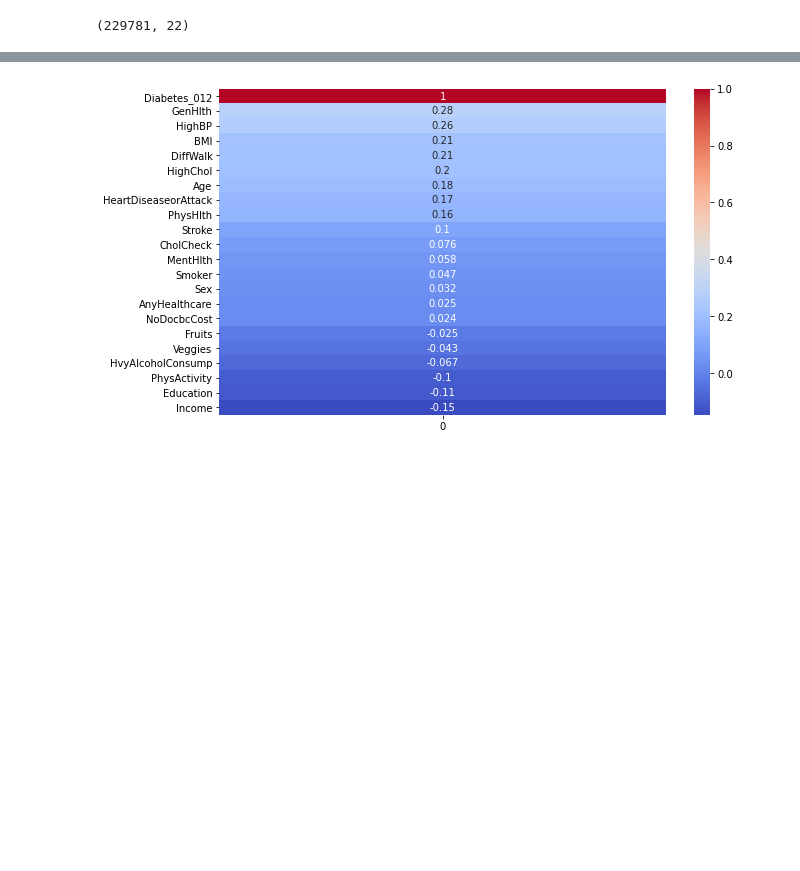
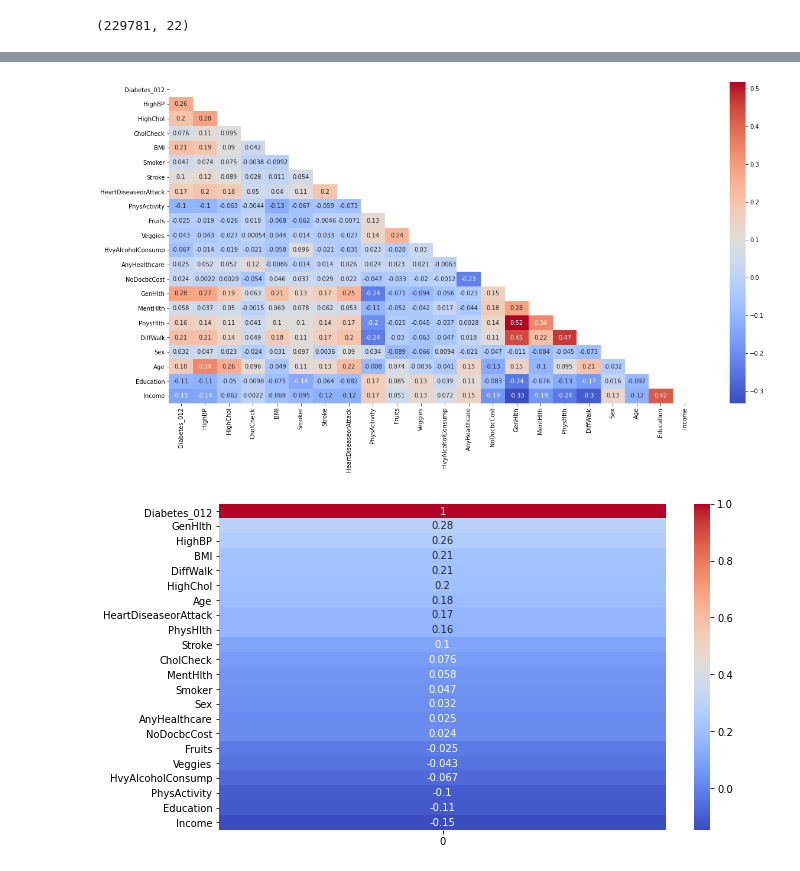
Before and after one commit to SZhafiri/Healthcare_analysis, a Jupyter notebook: Diabetes Health Indicators.ipynb, the cells around one changed output, grey strips where cells are left out. Cells and saved outputs as stored; diff of their text form; code cells hidden in the pictures; blank space fills up the shorter version.

```diff
--- a/Diabetes Health Indicators.ipynb
+++ b/Diabetes Health Indicators.ipynb
@@ -202,3 +202,14 @@ Name: HighBPChol, dtype: int64
+# %%
+corr = df.corr()
+mask = np.triu(corr)
+
+plt.figure(figsize=(20, 10))
+
+sns.heatmap(corr, annot=True, mask=mask, cmap='coolwarm')
+
+plt. show()
+# %% [output]
+[figure, added]
 # %%
 corr_matrix = df.corrwith(df['Diabetes_012']).sort_values(ascending=False)
 
```
Also changed, not shown: parts of 14 cells of this notebook.
